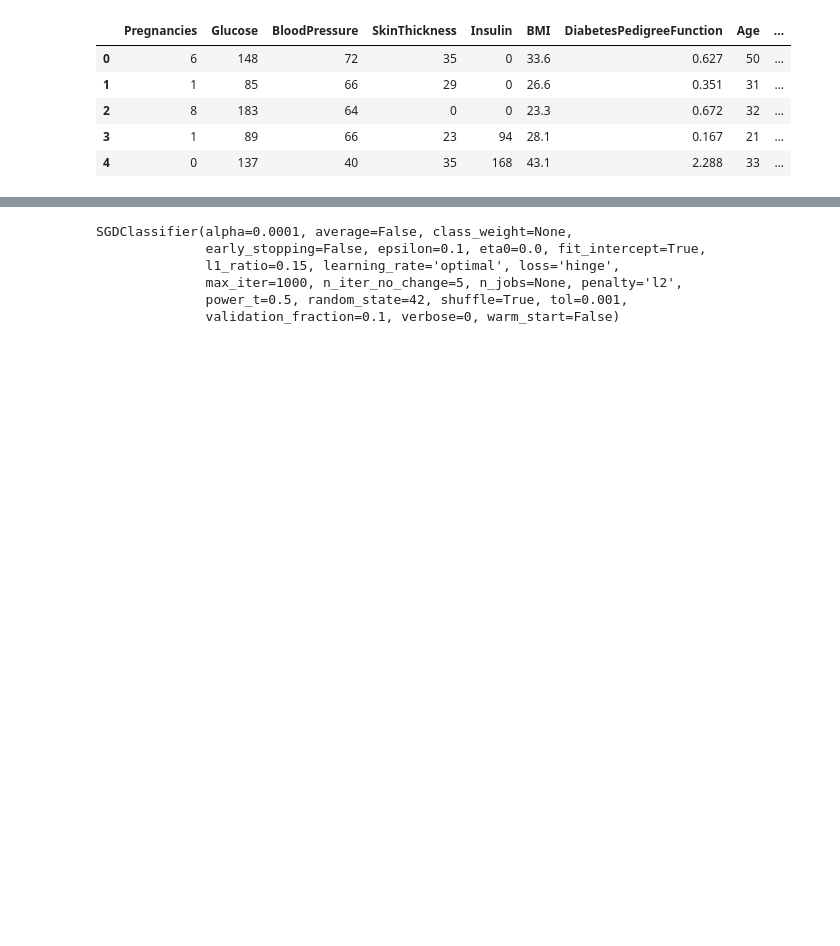
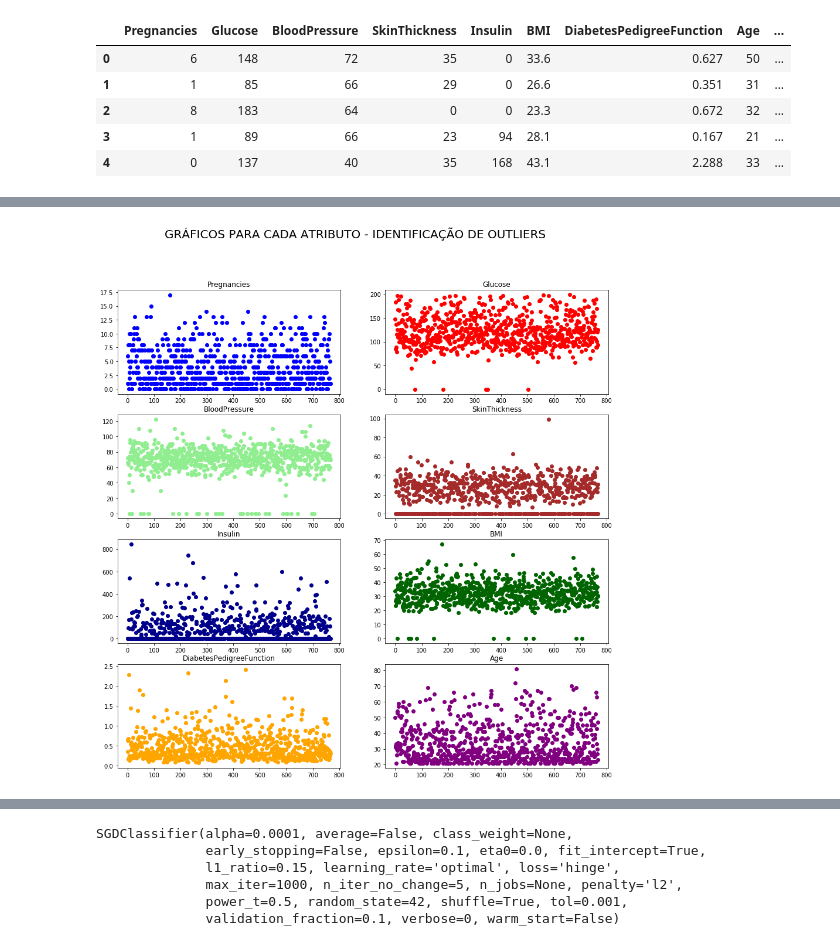
Before and after one commit to vitorbezerra/Aprendizagem-estatistica-classificacao, a Jupyter notebook: Exercicios/Cristiano/exercicio_cristiano_indians.ipynb, the cells around one changed output, grey strips where cells are left out. Cells and saved outputs as stored; diff of their text form; code cells hidden in the pictures; blank space fills up the shorter version.

```diff
--- a/Exercicios/Cristiano/exercicio_cristiano_indians.ipynb
+++ b/Exercicios/Cristiano/exercicio_cristiano_indians.ipynb
@@ -28,0 +40,24 @@ y = df['Class']
+# %%
+fig, ax = plt.subplots(nrows=4, ncols=2, figsize=(15,15))
+fig.suptitle("GRÁFICOS PARA CADA ATRIBUTO - IDENTIFICAÇÃO DE OUTLIERS", fontsize=20)
+
+ax[0, 0].scatter(df['index'], df["Pregnancies"],              color = "blue")
+ax[0, 0].set_title("Pregnancies")
+ax[0, 1].scatter(df['index'], df["Glucose"],                  color = "red")
+ax[0, 1].set_title("Glucose")
+ax[1, 0].scatter(df['index'], df["BloodPressure"],            color = "lightgreen")
+ax[1, 0].set_title("BloodPressure")
+ax[1, 1].scatter(df['index'], df["SkinThickness"],            color = "brown")
+ax[1, 1].set_title("SkinThickness")
+ax[2, 0].scatter(df['index'], df["Insulin"],                  color = "darkblue")
+ax[2, 0].set_title("Insulin")
+ax[2, 1].scatter(df['index'], df["BMI"],                      color = "darkgreen")
+ax[2, 1].set_title("BMI")
+ax[3, 0].scatter(df['index'], df["DiabetesPedigreeFunction"], color = "orange")
+ax[3, 0].set_title("DiabetesPedigreeFunction")
+ax[3, 1].scatter(df['index'], df["Age"],                      color = "purple")
+ax[3, 1].set_title("Age")
+
+plt.show()
+# %% [output]
+[figure, added]
```
Also changed, not shown: parts of 19 cells of this notebook.
